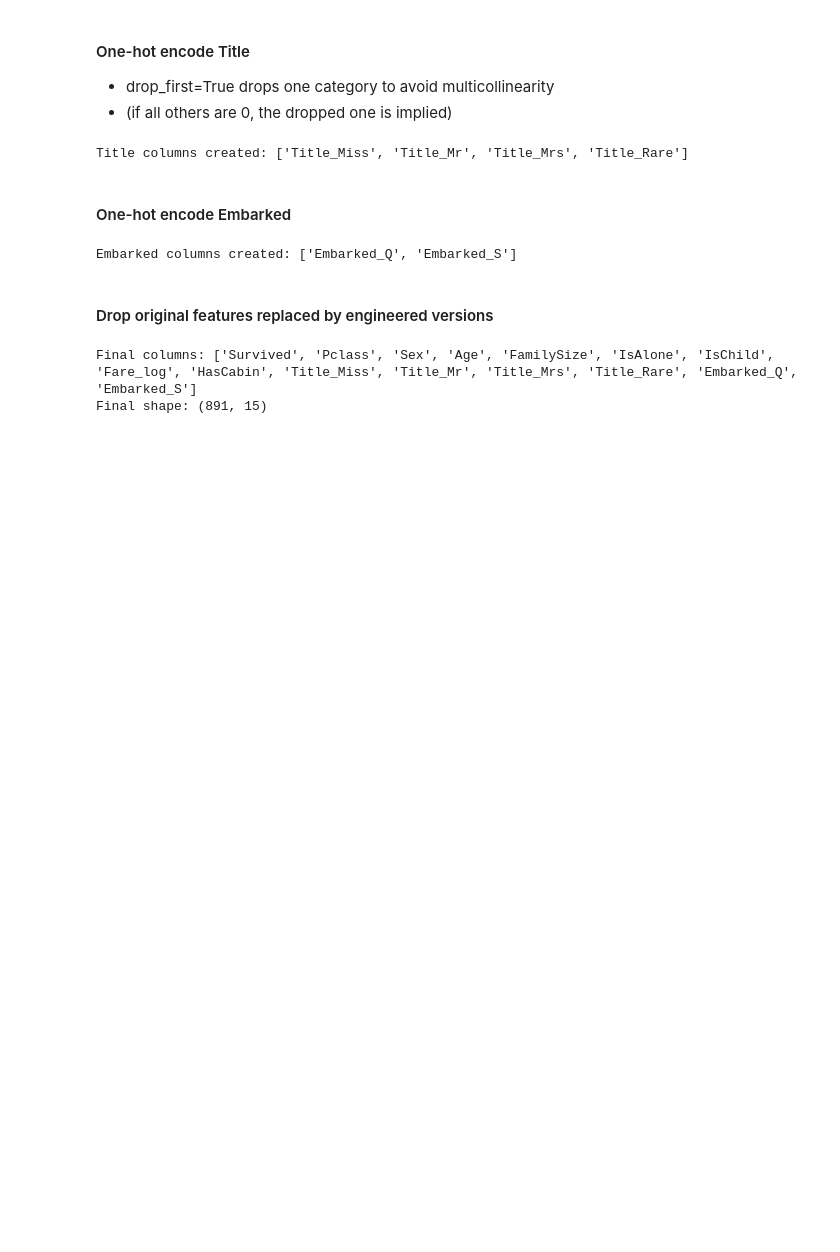
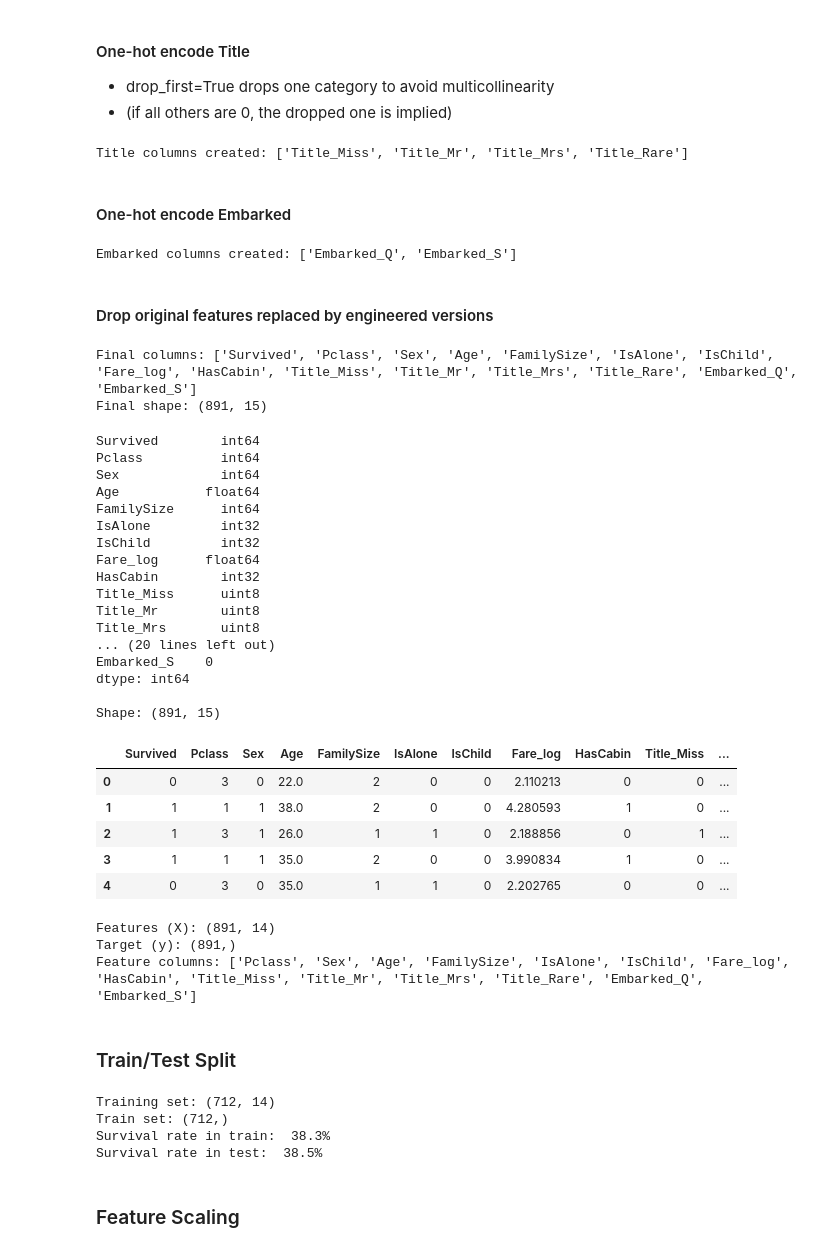
Before and after one commit to manojp6268/titanic-ml-pipeline, a Jupyter notebook: Titanic_fe.ipynb, the cells around one changed output. Saved outputs shown, nothing was run; the diff lists cells and outputs as text; code cells hidden in the pictures; blank space fills up the shorter version.

Commit message:
feat: add train/test split & scaling

```diff
--- a/Titanic_fe.ipynb
+++ b/Titanic_fe.ipynb
@@ -733,3 +733,48 @@ print(f"Final shape: {df.shape}")
 # %% [output]
 Final columns: ['Survived', 'Pclass', 'Sex', 'Age', 'FamilySize', 'IsAlone', 'IsChild', 'Fare_log', 'HasCabin', 'Title_Miss', 'Title_Mr', 'Title_Mrs', 'Title_Rare', 'Embarked_Q', 'Embarked_S']
 Final shape: (891, 15)
+# %%
+# Verify data types - everything should be numeric now
+print(df.dtypes)
+print(f"\nMissing values:\n{df.isnull().sum()}")
+print(f"\nShape: {df.shape}")
+
+# Quick preview
+df.head()
+# %% [output]
+Survived        int64
+Pclass          int64
+Sex             int64
+Age           float64
+FamilySize      int64
+IsAlone         int32
+IsChild         int32
+Fare_log      float64
+HasCabin        int32
+Title_Miss      uint8
+Title_Mr        uint8
+Title_Mrs       uint8
+... (20 lines left out)
+Embarked_S    0
+dtype: int64
+
+Shape: (891, 15)
+|  | Survived | Pclass | Sex | Age | FamilySize | IsAlone | IsChild | Fare_log | HasCabin | Title_Miss | ... |
+| 0 | 0 | 3 | 0 | 22.0 | 2 | 0 | 0 | 2.110213 | 0 | 0 | ... |
+| 1 | 1 | 1 | 1 | 38.0 | 2 | 0 | 0 | 4.280593 | 1 | 0 | ... |
+| 2 | 1 | 3 | 1 | 26.0 | 1 | 1 | 0 | 2.188856 | 0 | 1 | ... |
+| 3 | 1 | 1 | 1 | 35.0 | 2 | 0 | 0 | 3.990834 | 1 | 0 | ... |
+| 4 | 0 | 3 | 0 | 35.0 | 1 | 1 | 0 | 2.202765 | 0 | 0 | ... |
+# %%
+X = df.drop(columns=['Survived'])
+y = df['Survived']
+
+print(f"Features (X): {X.shape}")
+print(f"Target (y): {y.shape}")
+print(f"Feature columns: {list(X.columns)}")
+# %% [output]
+Features (X): (891, 14)
+Target (y): (891,)
+Feature columns: ['Pclass', 'Sex', 'Age', 'FamilySize', 'IsAlone', 'IsChild', 'Fare_log', 'HasCabin', 'Title_Miss', 'Title_Mr', 'Title_Mrs', 'Title_Rare', 'Embarked_Q', 'Embarked_S']
+# %% [markdown]
+### Train/Test Split
@@ -735,0 +783,14 @@ Final shape: (891, 15)
+# %%
+X_train, X_test, y_train, y_test = train_test_split(X, y, test_size=0.2, random_state=42, stratify=y)
+
+print(f"Training set: {X_train.shape}")
+print(f"Train set: {y_train.shape}")
+print(f"Survival rate in train: {y_train.mean()*100: .1f}%")
+print(f"Survival rate in test: {y_test.mean()*100: .1f}%")
+# %% [output]
+Training set: (712, 14)
+Train set: (712,)
+Survival rate in train:  38.3%
+Survival rate in test:  38.5%
+# %% [markdown]
+###  Feature Scaling
```
Also changed, not shown: parts of 4 cells of this notebook.
